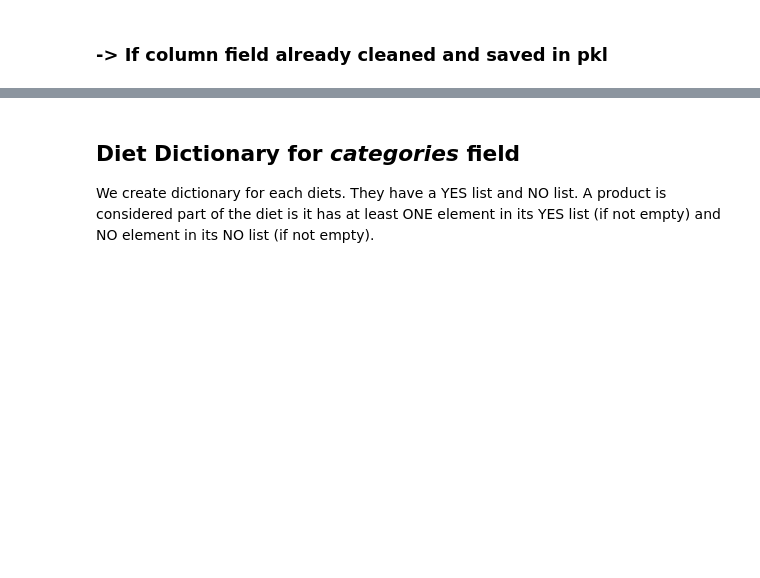
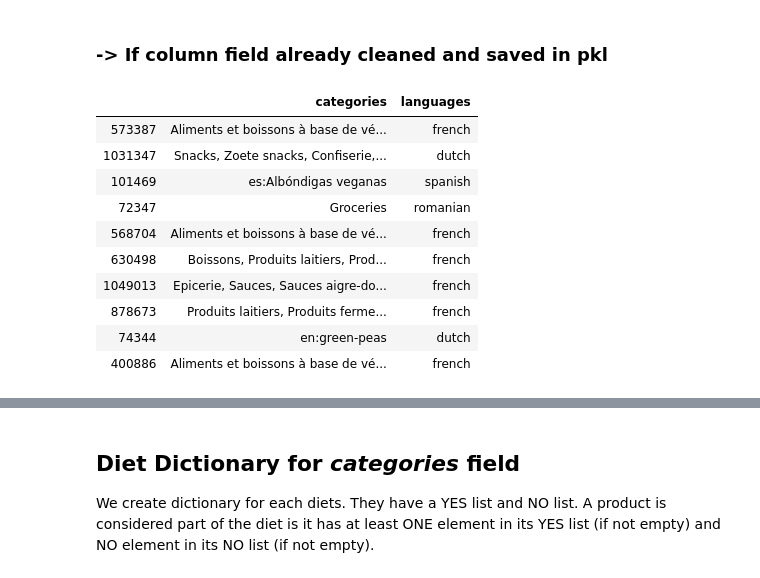
Before and after one commit to romi514/ProjectADA, a Jupyter notebook: project_tagADA.ipynb, the cells around one changed output, grey strips where cells are left out. Drawn from its saved outputs; the diff is of its cells as text; code cells hidden in the pictures; blank space fills up the shorter version.

```diff
--- a/project_tagADA.ipynb
+++ b/project_tagADA.ipynb
@@ -1388,3 +1388,17 @@ categories_lem = pd.read_pickle("exploration/processed_pickle/"+str(column)+"/ou
+# %%
+langdetect_data[langdetect_data["categories"].notnull()].sample(10)
+# %% [output]
+|  | categories | languages |
+| 573387 | Aliments et boissons à base de vé... | french |
+| 1031347 | Snacks, Zoete snacks, Confiserie,... | dutch |
+| 101469 | es:Albóndigas veganas | spanish |
+| 72347 | Groceries | romanian |
+| 568704 | Aliments et boissons à base de vé... | french |
+| 630498 | Boissons, Produits laitiers, Prod... | french |
+| 1049013 | Epicerie, Sauces, Sauces aigre-do... | french |
+| 878673 | Produits laitiers, Produits ferme... | french |
+| 74344 | en:green-peas | dutch |
+| 400886 | Aliments et boissons à base de vé... | french |
 # %%
 categories_dict = categories_stem[categories_stem["categories"].notnull()]["categories"].explode().value_counts()
 for word in categories_dict[categories_dict>500].index:
```
Also changed, not shown: parts of 45 cells of this notebook, 15 other files.
